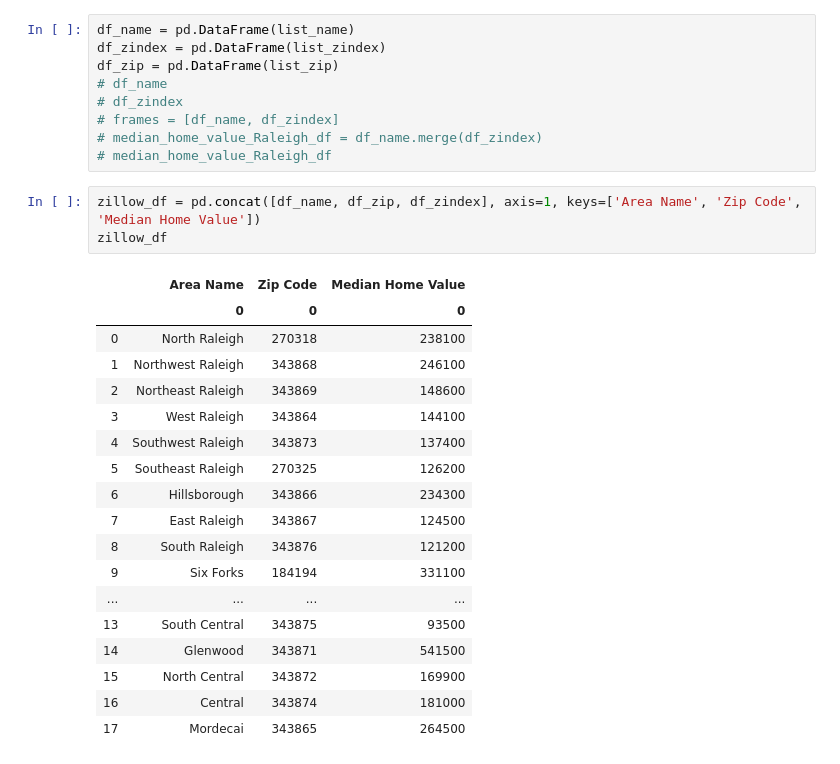
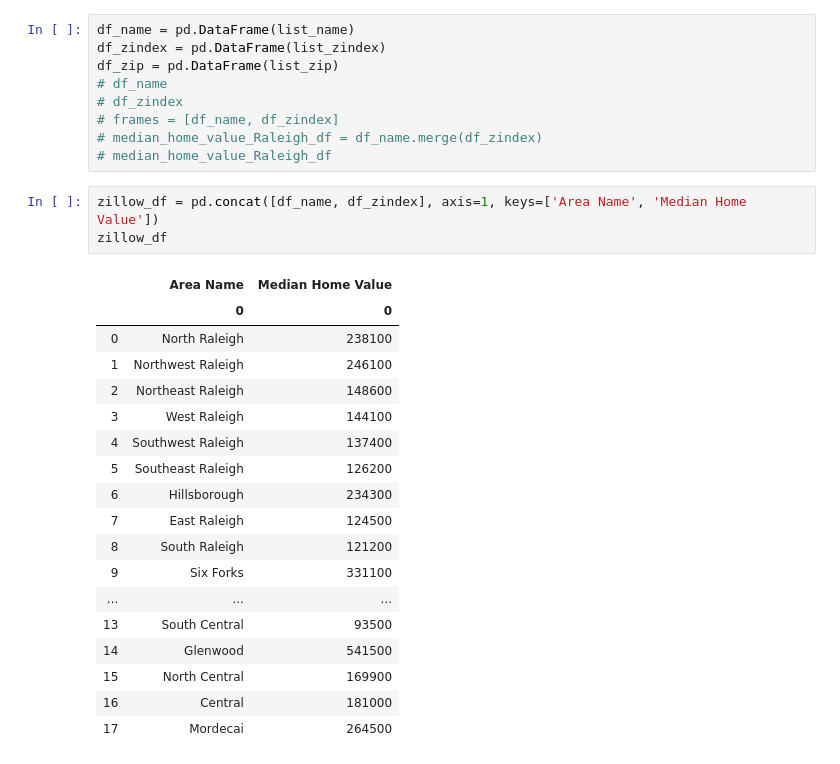
Before and after one commit to apspatz/team2project1, a Jupyter notebook: Zillow/Zillow API.ipynb, the cells around one changed output. Cells and saved outputs as stored; diff of their text form.

```diff
--- a/Zillow/Zillow API.ipynb
+++ b/Zillow/Zillow API.ipynb
@@ -404,24 +404,24 @@ df_zip = pd.DataFrame(list_zip)
 # median_home_value_Raleigh_df = df_name.merge(df_zindex)
 # median_home_value_Raleigh_df
 # %%
-zillow_df = pd.concat([df_name, df_zip, df_zindex], axis=1, keys=['Area Name', 'Zip Code', 'Median Home Value'])
+zillow_df = pd.concat([df_name, df_zindex], axis=1, keys=['Area Name', 'Median Home Value'])
 zillow_df
 # %% [output]
-|  | Area Name | Zip Code | Median Home Value |
-|  | 0 | 0 | 0 |
-| 0 | North Raleigh | 270318 | 238100 |
-| 1 | Northwest Raleigh | 343868 | 246100 |
-| 2 | Northeast Raleigh | 343869 | 148600 |
-| 3 | West Raleigh | 343864 | 144100 |
-| 4 | Southwest Raleigh | 343873 | 137400 |
-| 5 | Southeast Raleigh | 270325 | 126200 |
-| 6 | Hillsborough | 343866 | 234300 |
-| 7 | East Raleigh | 343867 | 124500 |
-| 8 | South Raleigh | 343876 | 121200 |
-| 9 | Six Forks | 184194 | 331100 |
-| ... | ... | ... | ... |
-| 13 | South Central | 343875 | 93500 |
-| 14 | Glenwood | 343871 | 541500 |
-| 15 | North Central | 343872 | 169900 |
-| 16 | Central | 343874 | 181000 |
-| 17 | Mordecai | 343865 | 264500 |
+|  | Area Name | Median Home Value |
+|  | 0 | 0 |
+| 0 | North Raleigh | 238100 |
+| 1 | Northwest Raleigh | 246100 |
+| 2 | Northeast Raleigh | 148600 |
+| 3 | West Raleigh | 144100 |
+| 4 | Southwest Raleigh | 137400 |
+| 5 | Southeast Raleigh | 126200 |
+| 6 | Hillsborough | 234300 |
+| 7 | East Raleigh | 124500 |
+| 8 | South Raleigh | 121200 |
+| 9 | Six Forks | 331100 |
+| ... | ... | ... |
+| 13 | South Central | 93500 |
+| 14 | Glenwood | 541500 |
+| 15 | North Central | 169900 |
+| 16 | Central | 181000 |
+| 17 | Mordecai | 264500 |
```
Also changed, not shown: parts of 2 cells of this notebook, 4 other files.
